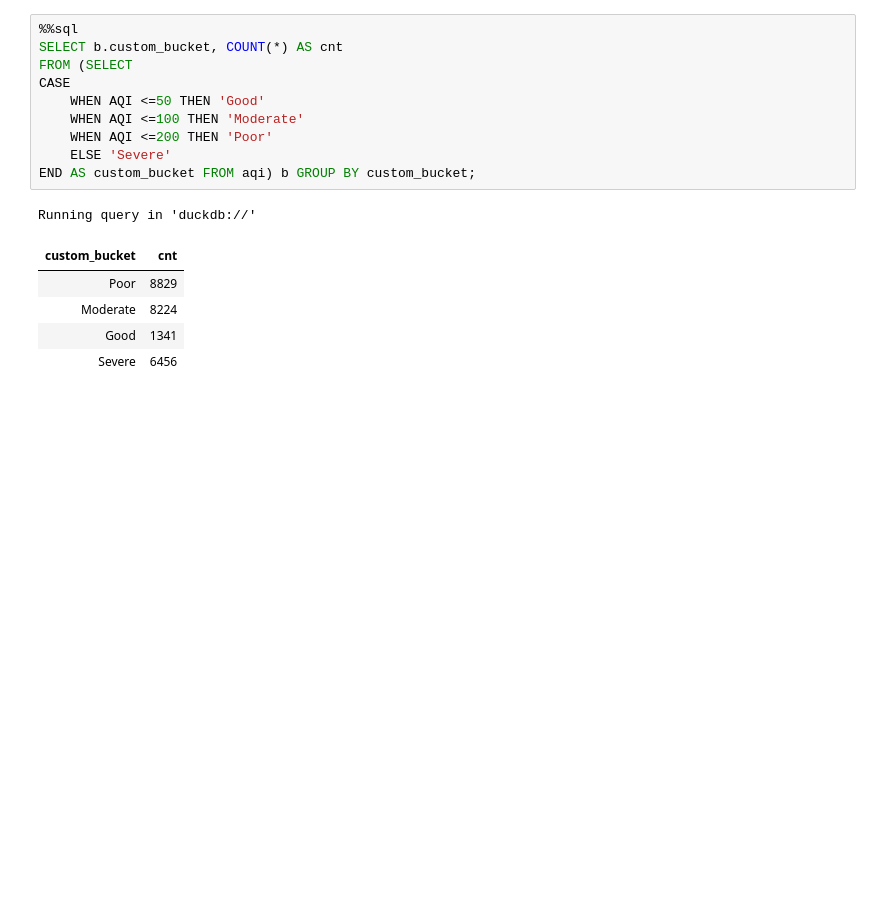
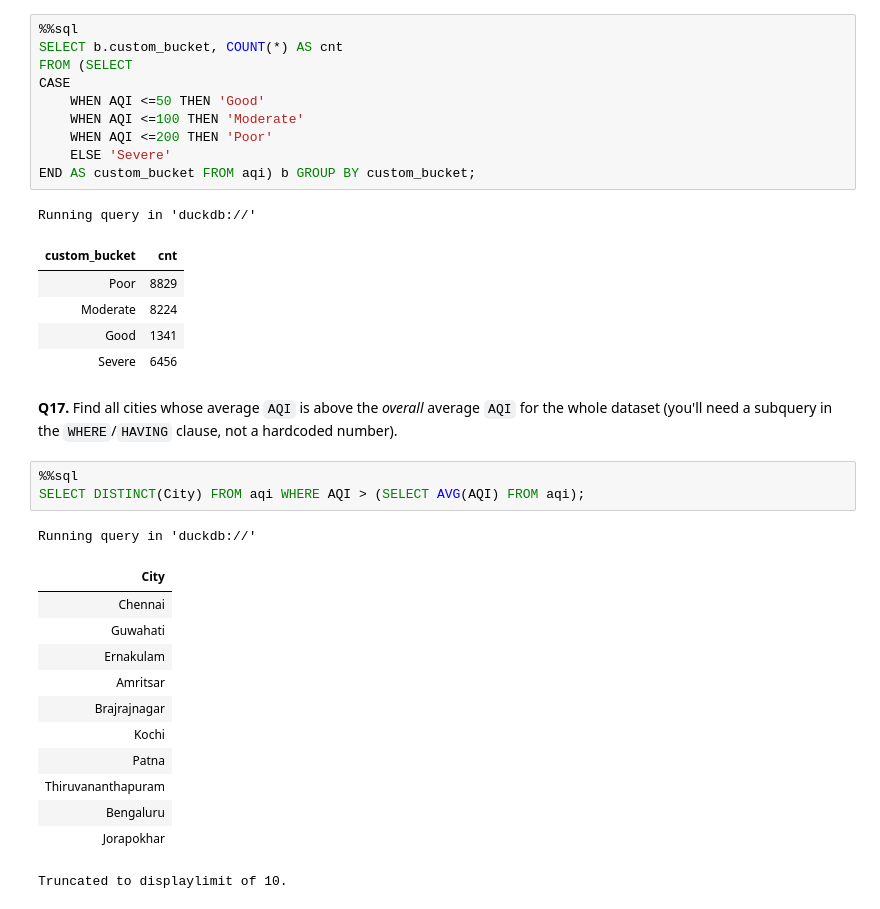
Before and after one commit to shefali-walia/ds-foundations, a Jupyter notebook: week08-sql/practice.ipynb, the cells around one changed output. Saved outputs shown, nothing was run; the diff lists cells and outputs as text; blank space fills up the shorter version.

```diff
--- a/week08-sql/practice.ipynb
+++ b/week08-sql/practice.ipynb
@@ -293,3 +293,22 @@ Running query in 'duckdb://'
 | Moderate | 8224 |
 | Good | 1341 |
 | Severe | 6456 |
+# %% [markdown]
+**Q17.** Find all cities whose average `AQI` is above the *overall* average `AQI` for the whole dataset (you'll need a subquery in the `WHERE`/`HAVING` clause, not a hardcoded number).
+# %%
+%%sql
+SELECT DISTINCT(City) FROM aqi WHERE AQI > (SELECT AVG(AQI) FROM aqi);
+# %% [output]
+Running query in 'duckdb://'
+| City |
+| Chennai |
+| Guwahati |
+| Ernakulam |
+| Amritsar |
+| Brajrajnagar |
+| Kochi |
+| Patna |
+| Thiruvananthapuram |
+| Bengaluru |
+| Jorapokhar |
+Truncated to displaylimit of 10.
```
Also changed, not shown: parts of 2 cells of this notebook.
